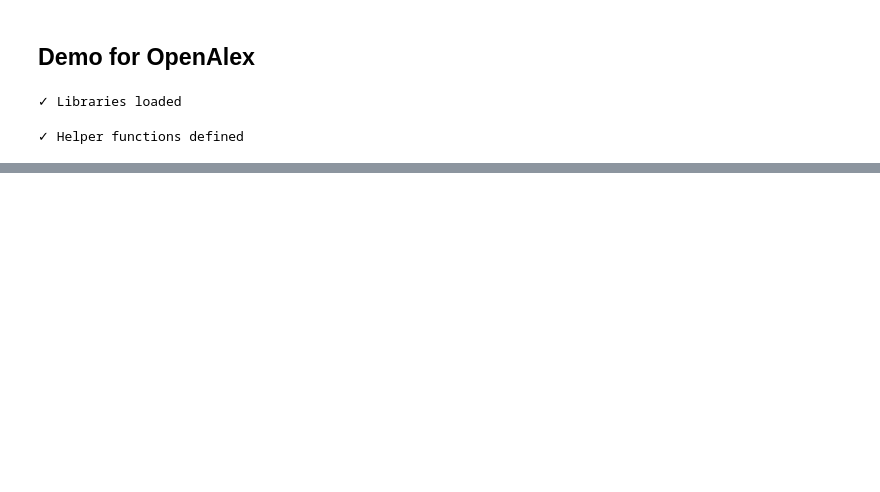
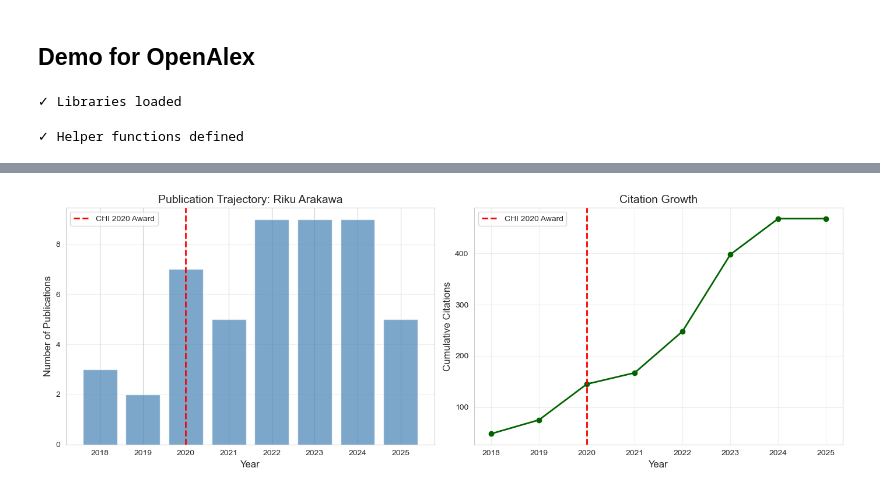
Before and after one commit to AppleShay/thesis-best-paper-trajectories, a Jupyter notebook: notebooks/01_openalex_demo.ipynb, the cells around one changed output, grey strips where cells are left out. Drawn from its saved outputs; the diff is of its cells as text; code cells hidden in the pictures; blank space fills up the shorter version.

```diff
--- a/notebooks/01_openalex_demo.ipynb
+++ b/notebooks/01_openalex_demo.ipynb
@@ -175,8 +130,18 @@ if found_papers:
     work = found_papers[0]
     print(f"Title: {work['display_name']}")
     print(f"Year: {work['publication_year']}")
-    print(f"Venue: {work.get('primary_location', {}).get('source', {}).get('display_name')}")
+
+    # Safe venue extraction
+    venue = "Unknown"
+    if work.get('primary_location') and work['primary_location'].get('source'):
+        venue = work['primary_location']['source'].get('display_name', 'Unknown')
+    print(f"Venue: {venue}")
+
     print(f"Citations: {work['cited_by_count']}")
+    print(f"Open Access: {work.get('open_access', {}).get('is_oa', False)}")
+    print(f"\nAuthors: {len(work['authorships'])}")
+    for i, auth in enumerate(work['authorships'][:5], 1):
+        print(f"  {i}. {auth['author']['display_name']}")
 # %% [output]
 Querying 3 CHI 2020 Best Papers via DOI...
 ======================================================================
@@ -200,0 +232,70 @@ AttributeError: 'NoneType' object has no attribute 'get'
+# %%
+# Select first junior author (career age ≤ 5 years) for trajectory analysis
+junior_authors = [a for a in authors_data if a.get('career_age', 100) <= 5 and a['position'] <= 3]
+
+if junior_authors:
+    selected_author = junior_authors[0]
+    print(f"Selected junior author: {selected_author['name']}")
+    print(f"Career age at award: {selected_author['career_age']} years")
+    print(f"Total publications: {selected_author['total_pubs']}")
+    print("\nBuilding career trajectory...")
+
+    # Get full publication history
+    author_works = get_author_works(selected_author['id'])
+
+    trajectory_data = []
+    for w in author_works:
+        if w.get('publication_year'):
+            trajectory_data.append({
+                'year': w['publication_year'],
+                'title': w['display_name'],
+                'citations': w['cited_by_count'],
+               'venue': safe_get_venue(w),
+                'is_award_paper': (w['id'] == work['id'])
+            })
+
+    df_trajectory = pd.DataFrame(trajectory_data).sort_values('year')
+
+    # Split into pre-award and post-award
+    pre_award = df_trajectory[df_trajectory['year'] < 2020]
+    post_award = df_trajectory[df_trajectory['year'] >= 2020]
+
+    print(f"\n📈 Career Statistics:")
+    print(f"   Pre-award papers (before 2020): {len(pre_award)}")
+    print(f"   Post-award papers (2020+): {len(post_award)}")
+    print(f"   Pre-award citations: {pre_award['citations'].sum()}")
+    print(f"   Post-award citations: {post_award['citations'].sum()}")
+
+    # Plot trajectory
+    fig, (ax1, ax2) = plt.subplots(1, 2, figsize=(14, 5))
+
+    # Publications per year
+    papers_per_year = df_trajectory.groupby('year').size()
+    ax1.bar(papers_per_year.index, papers_per_year.values, color='steelblue', alpha=0.7)
+    ax1.axvline(2020, color='red', linestyle='--', linewidth=2, label='CHI 2020 Award')
+    ax1.set_xlabel('Year', fontsize=12)
+    ax1.set_ylabel('Number of Publications', fontsize=12)
+    ax1.set_title(f'Publication Trajectory: {selected_author["name"]}', fontsize=14)
+    ax1.legend()
+    ax1.grid(axis='y', alpha=0.3)
+
+    # Cumulative citations
+    citations_per_year = df_trajectory.groupby('year')['citations'].sum()
+    ax2.plot(citations_per_year.index, citations_per_year.cumsum(),
+             marker='o', linewidth=2, color='darkgreen', markersize=6)
+    ax2.axvline(2020, color='red', linestyle='--', linewidth=2, label='CHI 2020 Award')
+    ax2.set_xlabel('Year', fontsize=12)
+    ax2.set_ylabel('Cumulative Citations', fontsize=12)
+    ax2.set_title('Citation Growth', fontsize=14)
+    ax2.legend()
+    ax2.grid(alpha=0.3)
+
+    plt.tight_layout()
+    plt.show()
+
+    print(f"\n✅ Career trajectory complete for {selected_author['name']}")
+
+else:
+    print("⚠️ No junior authors found (all have >5 years experience)")
+    print("This is normal for some papers - senior authors also win awards!")
+# %% [output]
@@ -200,0 +313 @@ AttributeError: 'NoneType' object has no attribute 'get'
+[figure, added]
```
Also changed, not shown: parts of 6 cells of this notebook.
